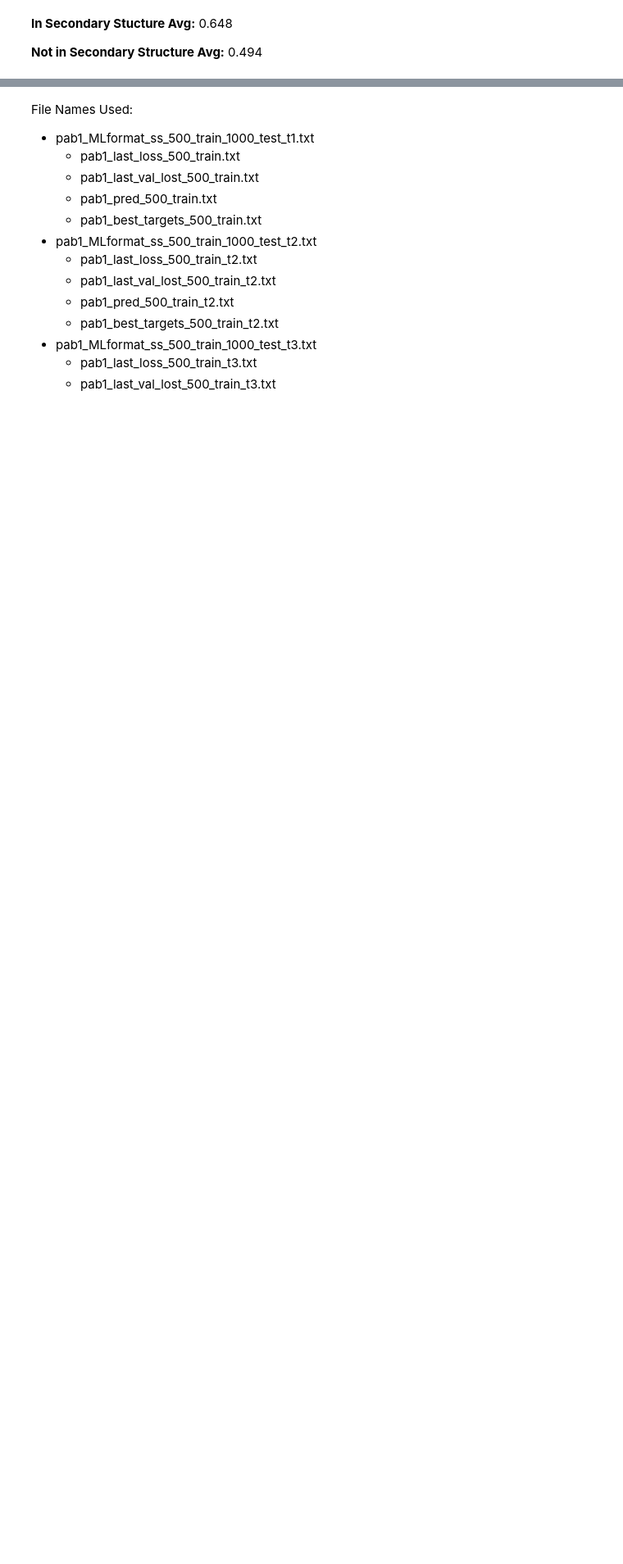
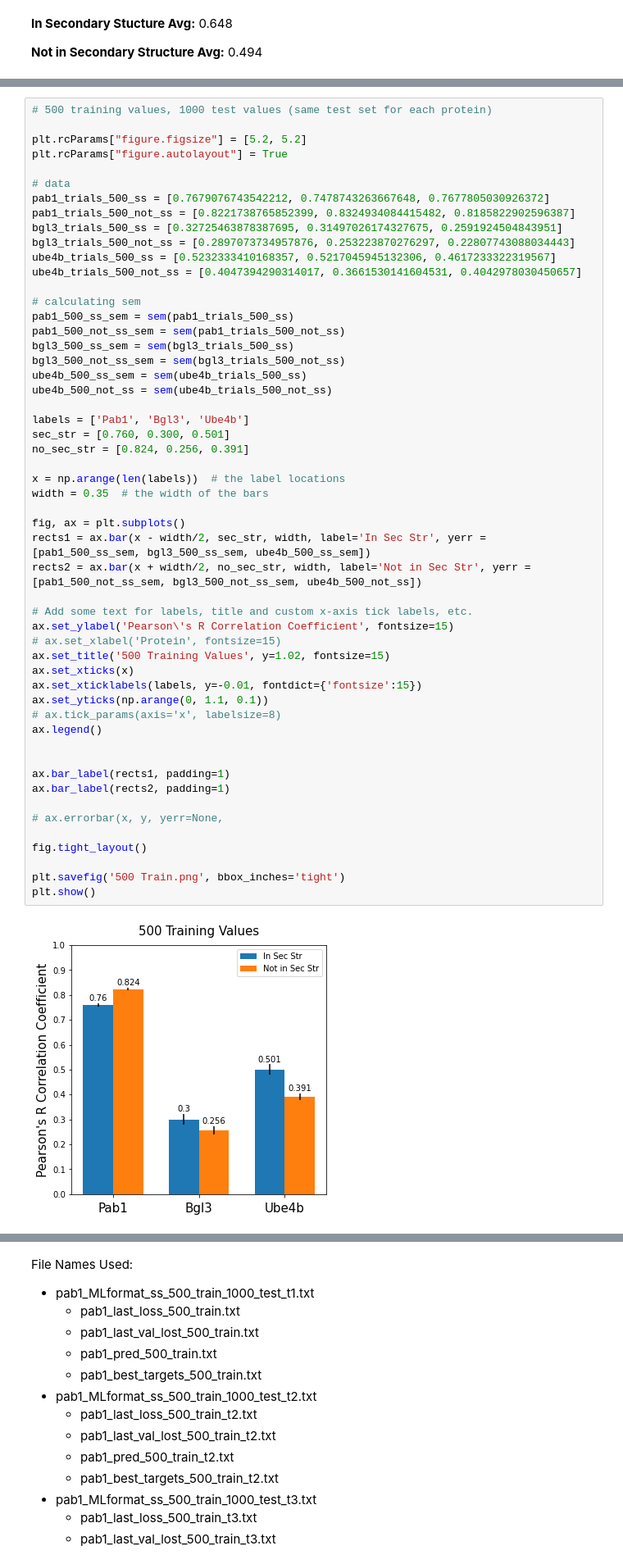
Before and after one commit to deeptiaa/secondary-structure-CNN-learning, a Jupyter notebook: Jupyter Notebooks/Run Results and Plots.ipynb, the cells around one changed output, grey strips where cells are left out. Shown at 82% size. Saved outputs shown, nothing was run; the diff lists cells and outputs as text; blank space fills up the shorter version.

```diff
--- a/Jupyter Notebooks/Run Results and Plots.ipynb
+++ b/Jupyter Notebooks/Run Results and Plots.ipynb
@@ -1024,0 +928,55 @@ plt.show()
+# %%
+# 500 training values, 1000 test values (same test set for each protein)
+
+plt.rcParams["figure.figsize"] = [5.2, 5.2]
+plt.rcParams["figure.autolayout"] = True
+
+# data
+pab1_trials_500_ss = [0.7679076743542212, 0.7478743263667648, 0.7677805030926372]
+pab1_trials_500_not_ss = [0.8221738765852399, 0.8324934084415482, 0.8185822902596387]
+bgl3_trials_500_ss = [0.32725463878387695, 0.31497026174327675, 0.2591924504843951]
+bgl3_trials_500_not_ss = [0.2897073734957876, 0.253223870276297, 0.22807743088034443]
+ube4b_trials_500_ss = [0.5232333410168357, 0.5217045945132306, 0.4617233322319567]
+ube4b_trials_500_not_ss = [0.4047394290314017, 0.3661530141604531, 0.4042978030450657]
+
+# calculating sem
+pab1_500_ss_sem = sem(pab1_trials_500_ss)
+pab1_500_not_ss_sem = sem(pab1_trials_500_not_ss)
+bgl3_500_ss_sem = sem(bgl3_trials_500_ss)
+bgl3_500_not_ss_sem = sem(bgl3_trials_500_not_ss)
+ube4b_500_ss_sem = sem(ube4b_trials_500_ss)
+ube4b_500_not_ss = sem(ube4b_trials_500_not_ss)
+
+labels = ['Pab1', 'Bgl3', 'Ube4b']
+sec_str = [0.760, 0.300, 0.501]
+no_sec_str = [0.824, 0.256, 0.391]
+
+x = np.arange(len(labels))  # the label locations
+width = 0.35  # the width of the bars
+
+fig, ax = plt.subplots()
+rects1 = ax.bar(x - width/2, sec_str, width, label='In Sec Str', yerr = [pab1_500_ss_sem, bgl3_500_ss_sem, ube4b_500_ss_sem])
+rects2 = ax.bar(x + width/2, no_sec_str, width, label='Not in Sec Str', yerr = [pab1_500_not_ss_sem, bgl3_500_not_ss_sem, ube4b_500_not_ss])
+
+# Add some text for labels, title and custom x-axis tick labels, etc.
+ax.set_ylabel('Pearson\'s R Correlation Coefficient', fontsize=15)
+# ax.set_xlabel('Protein', fontsize=15)
+ax.set_title('500 Training Values', y=1.02, fontsize=15)
+ax.set_xticks(x)
+ax.set_xticklabels(labels, y=-0.01, fontdict={'fontsize':15})
+ax.set_yticks(np.arange(0, 1.1, 0.1))
+# ax.tick_params(axis='x', labelsize=8)
+ax.legend()
+
+
+ax.bar_label(rects1, padding=1)
+ax.bar_label(rects2, padding=1)
+
+# ax.errorbar(x, y, yerr=None,
+
+fig.tight_layout()
+
+plt.savefig('500 Train.png', bbox_inches='tight')
+plt.show()
+# %% [output]
+[figure, added]
```
Also changed, not shown: parts of 25 cells of this notebook, 36 other files.
